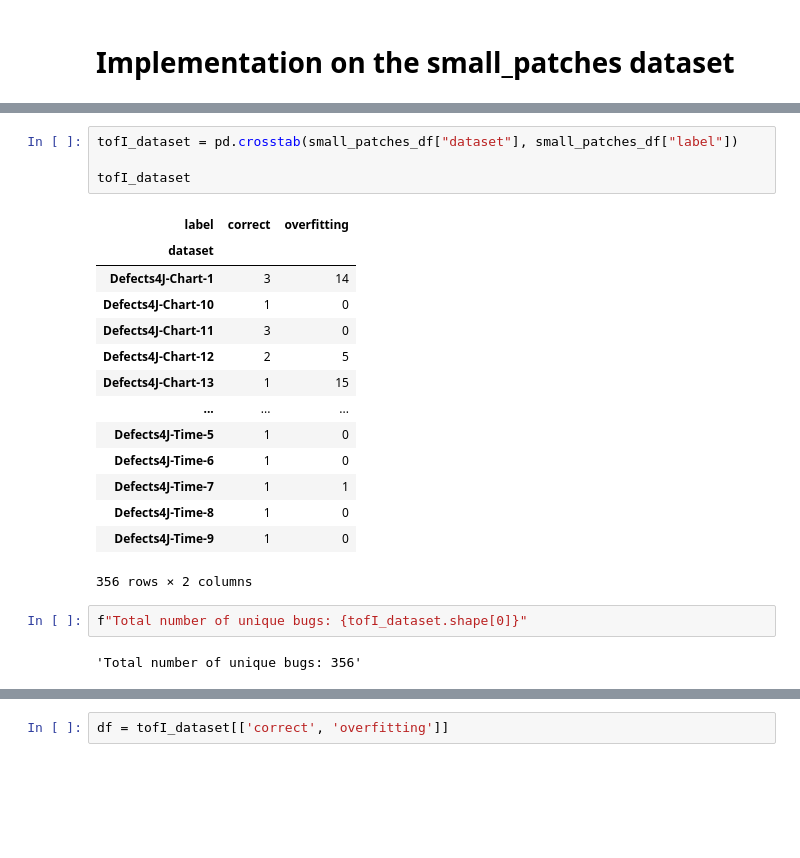
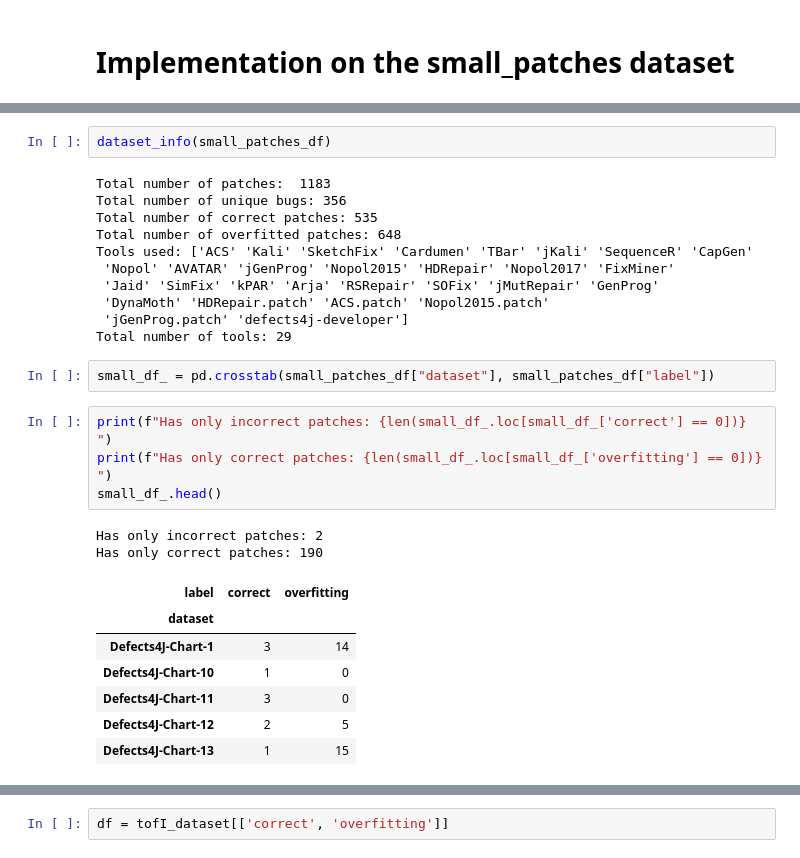
Before and after one commit to JoyKrishan/PACO, a Jupyter notebook: notebooks/data_preprocessing_visual.ipynb, the cells around one changed output, grey strips where cells are left out. Cells and saved outputs as stored; diff of their text form; blank space fills up the shorter version.

```diff
--- a/notebooks/data_preprocessing_visual.ipynb
+++ b/notebooks/data_preprocessing_visual.ipynb
@@ -30,23 +44,29 @@ f"Total number of patches:  {small_patches_df.shape[0]}"
+# %%
+dataset_info(small_patches_df)
+# %% [output]
+Total number of patches:  1183
+Total number of unique bugs: 356
+Total number of correct patches: 535
+Total number of overfitted patches: 648
+Tools used: ['ACS' 'Kali' 'SketchFix' 'Cardumen' 'TBar' 'jKali' 'SequenceR' 'CapGen'
+ 'Nopol' 'AVATAR' 'jGenProg' 'Nopol2015' 'HDRepair' 'Nopol2017' 'FixMiner'
+ 'Jaid' 'SimFix' 'kPAR' 'Arja' 'RSRepair' 'SOFix' 'jMutRepair' 'GenProg'
+ 'DynaMoth' 'HDRepair.patch' 'ACS.patch' 'Nopol2015.patch'
+ 'jGenProg.patch' 'defects4j-developer']
+Total number of tools: 29
 # %%
-tofI_dataset = pd.crosstab(small_patches_df["dataset"], small_patches_df["label"])
-
-tofI_dataset
+small_df_ = pd.crosstab(small_patches_df["dataset"], small_patches_df["label"])
-# %% [output]
-| label | correct | overfitting |
-| dataset |  |  |
-| Defects4J-Chart-1 | 3 | 14 |
-| Defects4J-Chart-10 | 1 | 0 |
-| Defects4J-Chart-11 | 3 | 0 |
-| Defects4J-Chart-12 | 2 | 5 |
-| Defects4J-Chart-13 | 1 | 15 |
-| ... | ... | ... |
-| Defects4J-Time-5 | 1 | 0 |
-| Defects4J-Time-6 | 1 | 0 |
-| Defects4J-Time-7 | 1 | 1 |
-| Defects4J-Time-8 | 1 | 0 |
-| Defects4J-Time-9 | 1 | 0 |
-356 rows × 2 columns
-# %%
-f"Total number of unique bugs: {tofI_dataset.shape[0]}"
-# %% [output]
-'Total number of unique bugs: 356'
+# %%
+print(f"Has only incorrect patches: {len(small_df_.loc[small_df_['correct'] == 0])} ")
+print(f"Has only correct patches: {len(small_df_.loc[small_df_['overfitting'] == 0])} ")
+small_df_.head()
+# %% [output]
+Has only incorrect patches: 2
+Has only correct patches: 190
+| label | correct | overfitting |
+| dataset |  |  |
+| Defects4J-Chart-1 | 3 | 14 |
+| Defects4J-Chart-10 | 1 | 0 |
+| Defects4J-Chart-11 | 3 | 0 |
+| Defects4J-Chart-12 | 2 | 5 |
+| Defects4J-Chart-13 | 1 | 15 |
```
Also changed, not shown: parts of 25 cells of this notebook.
